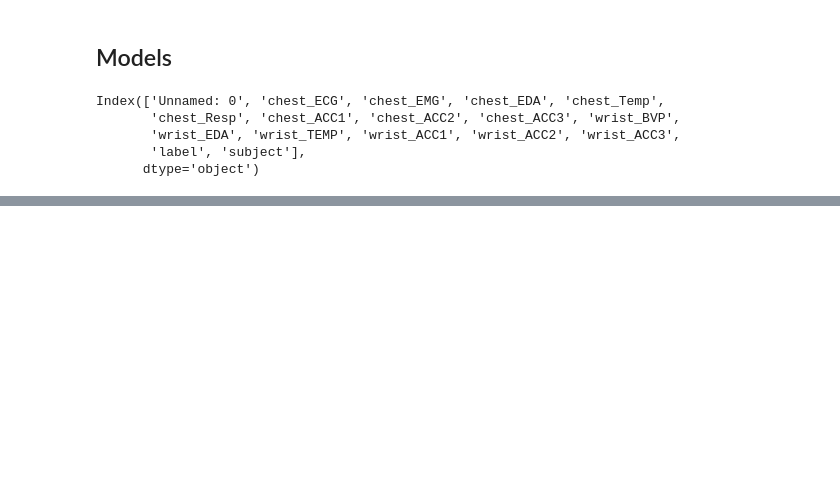
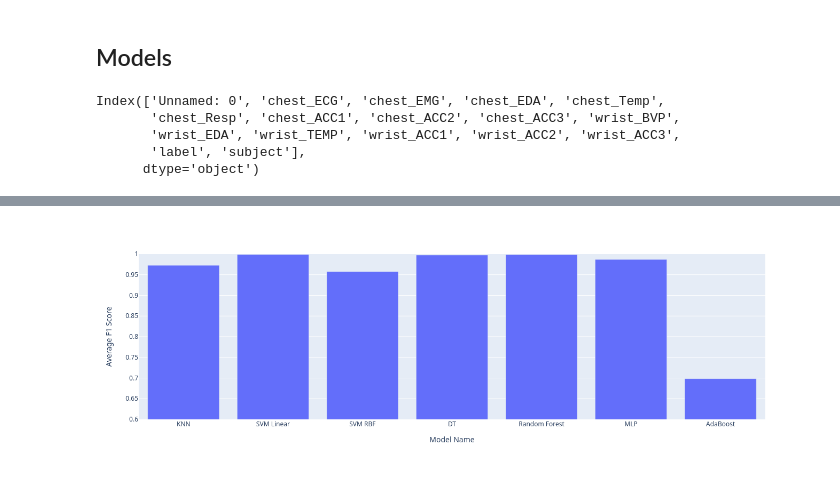
Before and after one commit to Samyak2/wesad, a Jupyter notebook: notebooks/Classification.ipynb, the cells around one changed output, grey strips where cells are left out. Cells and saved outputs as stored; diff of their text form; code cells hidden in the pictures; blank space fills up the shorter version.

```diff
--- a/notebooks/Classification.ipynb
+++ b/notebooks/Classification.ipynb
@@ -95,0 +372,11 @@ Canvas(toolbar=Toolbar(toolitems=[('Home', 'Reset original view', 'home', 'home'
+# %%
+fig = px.bar(x=models,
+             y=[all_metrics[model]["f1_score"] for model in models],
+             labels={
+                 "x": "Model Name",
+                 "y": "Average F1 Score"
+             })
+fig.update_yaxes(range=[0.6, 1])
+fig.show()
+# %% [output]
+[figure, added]
```
Also changed, not shown: parts of 40 cells of this notebook.
